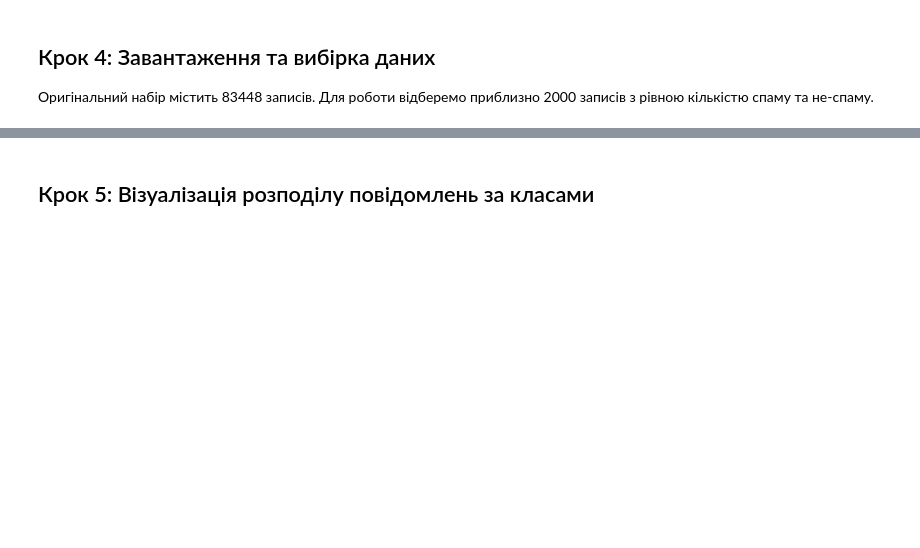
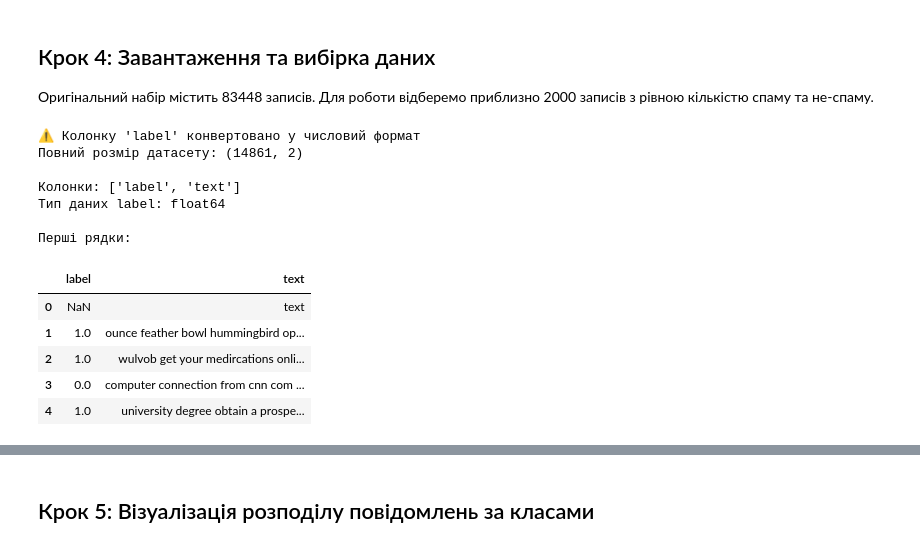
Before and after one commit to svetlanama/goit-np-hw-01, a Jupyter notebook: NP_HW_07.ipynb, the cells around one changed output, grey strips where cells are left out. Cells and saved outputs as stored; diff of their text form; code cells hidden in the pictures; blank space fills up the shorter version.

```diff
--- a/NP_HW_07.ipynb
+++ b/NP_HW_07.ipynb
@@ -64,19 +96,33 @@ plt.style.use('seaborn-v0_8-darkgrid')
 Оригінальний набір містить 83448 записів. Для роботи відберемо приблизно 2000 записів з рівною кількістю спаму та не-спаму.
 # %%
 # Читаємо дані
-df = pd.read_csv('./combined_data.csv')
+df = pd.read_csv('SpamEmailClassificationDataset/combined_data.csv')
 
 # Перевіряємо та конвертуємо тип колонки label
 # Інколи label може бути прочитаний як string, тому конвертуємо у numeric
 if df['label'].dtype == 'object':
     df['label'] = pd.to_numeric(df['label'], errors='coerce')
     print("⚠ Колонку 'label' конвертовано у числовий формат")
 
 print(f"Повний розмір датасету: {df.shape}")
 print(f"\nКолонки: {df.columns.tolist()}")
 print(f"Тип даних label: {df['label'].dtype}")
 print(f"\nПерші рядки:")
 df.head()
+# %% [output]
+⚠ Колонку 'label' конвертовано у числовий формат
+Повний розмір датасету: (14861, 2)
+
+Колонки: ['label', 'text']
+Тип даних label: float64
+
+Перші рядки:
+|  | label | text |
+| 0 | NaN | text |
+| 1 | 1.0 | ounce feather bowl hummingbird op... |
+| 2 | 1.0 | wulvob get your medircations onli... |
+| 3 | 0.0 | computer connection from cnn com ... |
+| 4 | 1.0 | university degree obtain a prospe... |
 # %%
 # Перевіряємо розподіл класів у повному датасеті
 print("Розподіл класів у повному датасеті:")
```
Also changed, not shown: parts of 19 cells of this notebook.
